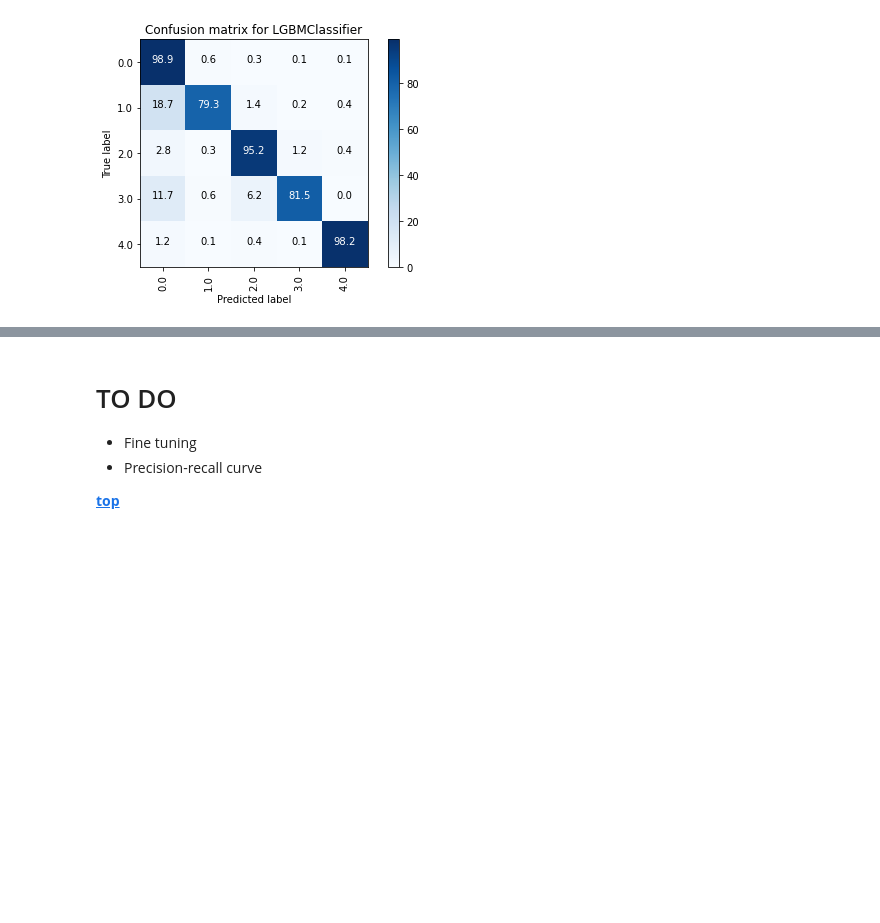
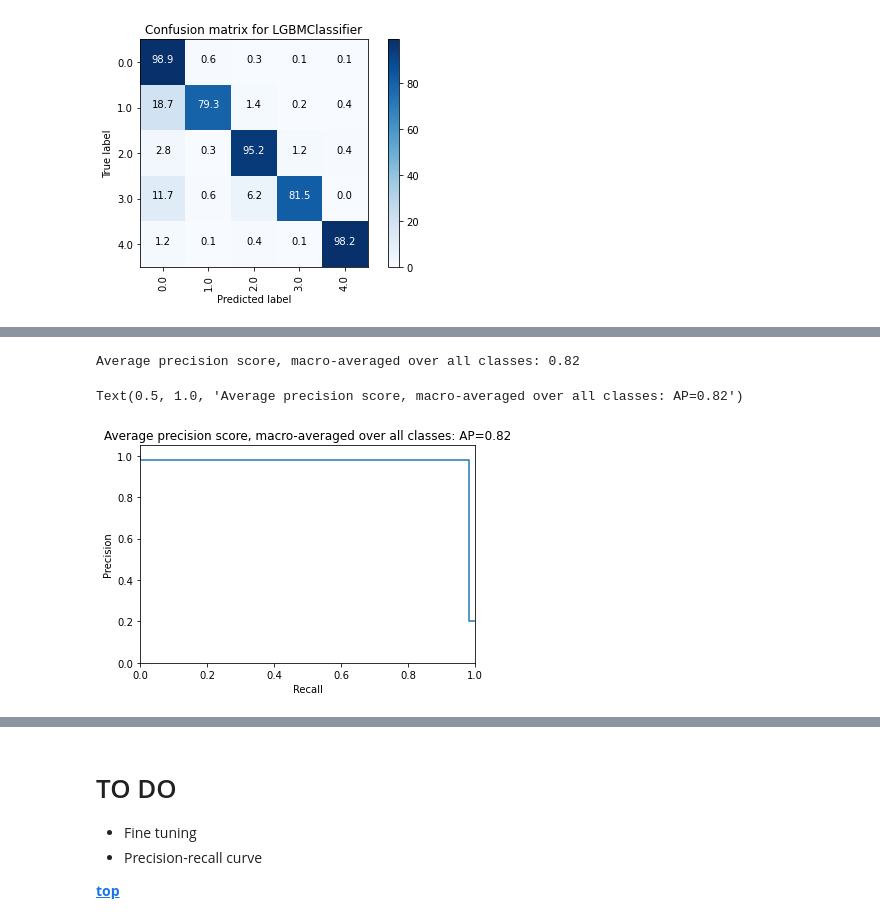
Before and after one commit to nastiag67/ecgn, a Jupyter notebook: README.ipynb, the cells around one changed output, grey strips where cells are left out. Saved outputs shown, nothing was run; the diff lists cells and outputs as text; code cells hidden in the pictures; blank space fills up the shorter version.

```diff
--- a/README.ipynb
+++ b/README.ipynb
@@ -1826,0 +1827,37 @@ __[top](#Contents)__
+# %%
+import pickle
+loaded_model = pickle.load(open('./Reports/Original/pickle_models_original/LGBMClassifier.sav', 'rb'))
+y_pred = loaded_model.predict(X_test)
+y_pred_dummy = np.array(pd.get_dummies(y_pred))
+y_test_dummy = np.array(pd.get_dummies(y_test))
+y_train_dummy = np.array(pd.get_dummies(y_train))
+# %%
+y_pred = loaded_model.predict(X_test)
+
+from sklearn.metrics import precision_recall_curve
+from sklearn.metrics import average_precision_score
+
+# For each class
+precision = dict()
+recall = dict()
+average_precision = dict()
+for i in range(n_classes):
+    precision[i], recall[i], _ = precision_recall_curve(y_test_dummy[:, i], y_pred_dummy[:, i])
+    average_precision[i] = average_precision_score(y_test_dummy[:, i], y_pred_dummy[:, i])
+
+# A "micro-average": quantifying score on all classes jointly
+precision["macro"], recall["macro"], _ = precision_recall_curve(y_test_dummy.ravel(), y_pred_dummy.ravel())
+average_precision["macro"] = average_precision_score(y_test_dummy, y_pred_dummy, average="macro")
+print('Average precision score, macro-averaged over all classes: {0:0.2f}'.format(average_precision["macro"]))
+
+plt.figure()
+plt.step(recall['macro'], precision['macro'], where='post')
+plt.xlabel('Recall')
+plt.ylabel('Precision')
+plt.ylim([0.0, 1.05])
+plt.xlim([0.0, 1.0])
+plt.title('Average precision score, macro-averaged over all classes: AP={0:0.2f}'.format(average_precision["macro"]))
+# %% [output]
+Average precision score, macro-averaged over all classes: 0.82
+Text(0.5, 1.0, 'Average precision score, macro-averaged over all classes: AP=0.82')
+[figure, added]
```
Also changed, not shown: parts of 15 cells of this notebook, 1 other file.
